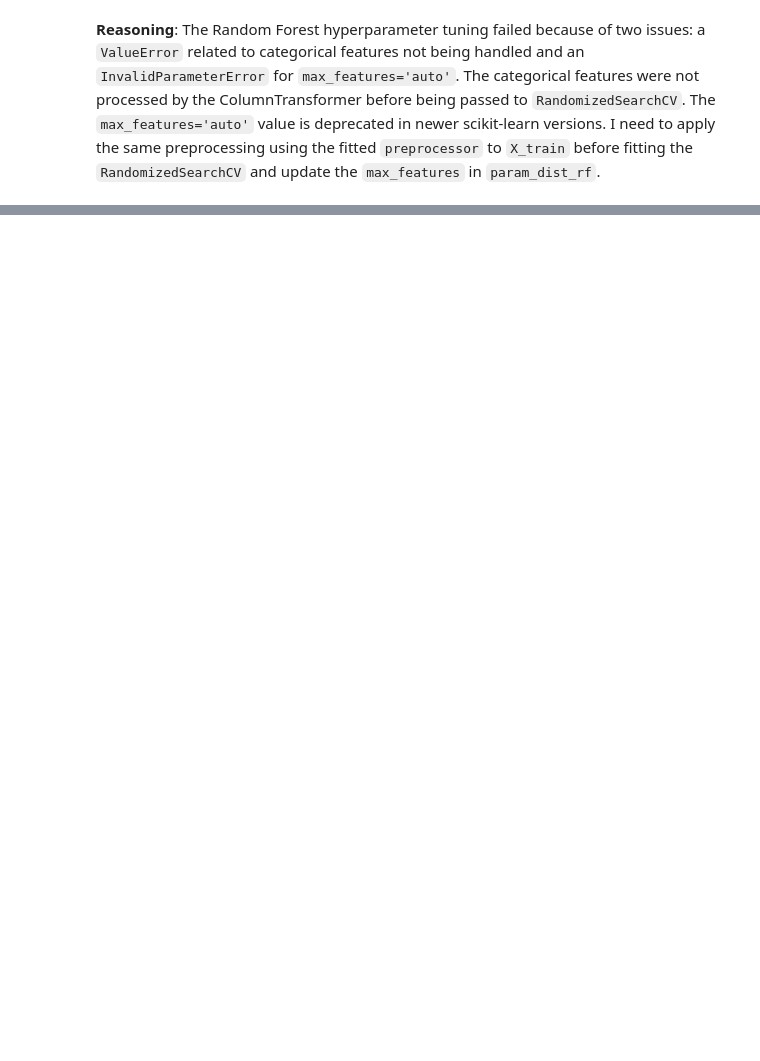
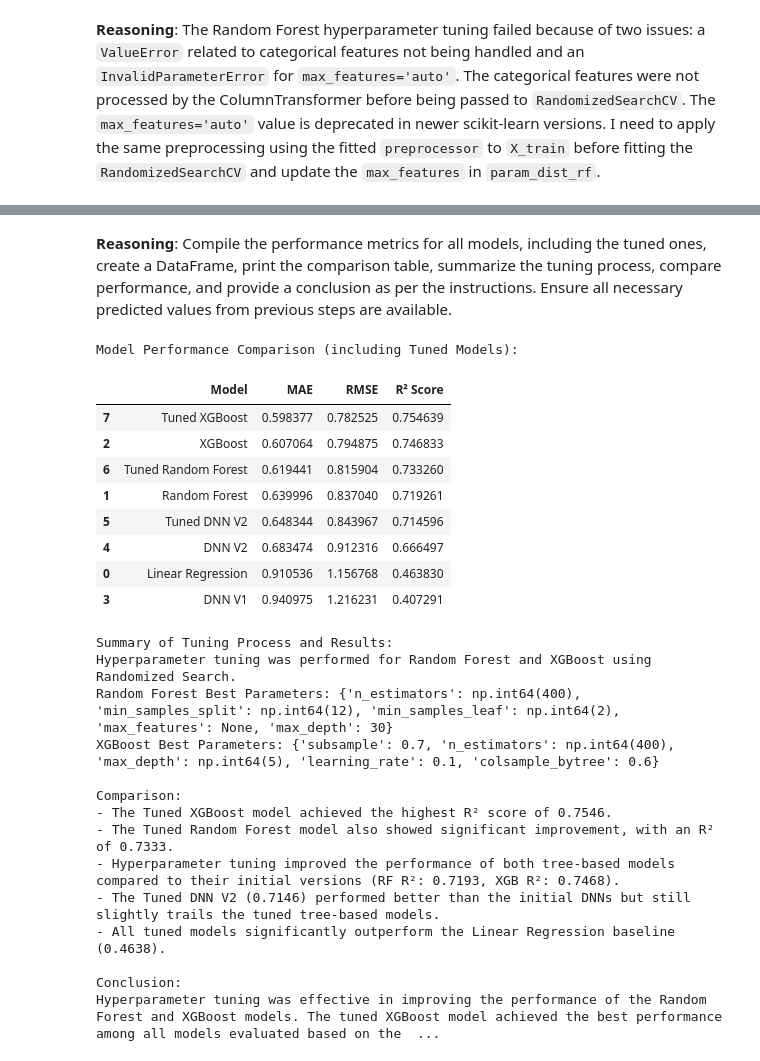
Before and after one commit to jsntj/jatj_footballtransfermarkt, a Jupyter notebook: final_model_jatj.ipynb, the cells around one changed output, grey strips where cells are left out. Cells and saved outputs as stored; diff of their text form; code cells hidden in the pictures; blank space fills up the shorter version.

```diff
--- a/final_model_jatj.ipynb
+++ b/final_model_jatj.ipynb
@@ -1720,0 +1894,72 @@ Fitting 3 folds for each of 10 candidates, totalling 30 fits
+# %% [markdown]
+**Reasoning**:
+Compile the performance metrics for all models, including the tuned ones, create a DataFrame, print the comparison table, summarize the tuning process, compare performance, and provide a conclusion as per the instructions. Ensure all necessary predicted values from previous steps are available.
+# %%
+# Re-evaluate DNN V1 and DNN V2 if their predictions are not available in the current session
+# This is necessary because the previous run of this cell failed due to missing y_pred_dnn_v1
+
+# Check if y_pred_dnn_v1 is defined, if not, re-run the evaluation for DNN V1
+if 'y_pred_dnn_v1' not in locals():
+    print("Re-evaluating DNN V1...")
+    y_pred_dnn_v1 = model_dnn_v1.predict(X_test_processed).flatten()
+    # No need to re-calculate metrics or plot here, just get the predictions
+
+# Check if y_pred_dnn_v2 is defined, if not, re-run the evaluation for DNN V2
+if 'y_pred_dnn_v2' not in locals():
+    print("Re-evaluating DNN V2...")
+    y_pred_dnn_v2 = model_dnn_v2.predict(X_test_processed).flatten()
+    # No need to re-calculate metrics or plot here, just get the predictions
+
+
+# Compile performance metrics including tuned models
+performance_metrics = {
+    'Model': ['Linear Regression', 'Random Forest', 'XGBoost', 'DNN V1', 'DNN V2', 'Tuned DNN V2', 'Tuned Random Forest', 'Tuned XGBoost'],
+    'MAE': [mae_lr, mae_rf, mae_xgb, mean_absolute_error(y_test, y_pred_dnn_v1), mae_v2, mae_tuned_dnn, mae_tuned_rf, mae_tuned_xgb],
+    'RMSE': [rmse_lr, rmse_rf, rmse_xgb, np.sqrt(mean_squared_error(y_test, y_pred_dnn_v1)), rmse_v2, rmse_tuned_dnn, rmse_tuned_rf, rmse_tuned_xgb],
+    'R² Score': [r2_lr, r2_rf, r2_xgb, r2_score(y_test, y_pred_dnn_v1), r2_v2, r2_tuned_dnn, r2_tuned_rf, r2_tuned_xgb]
+}
+
+performance_df = pd.DataFrame(performance_metrics)
+
+print("Model Performance Comparison (including Tuned Models):")
+display(performance_df.sort_values(by='R² Score', ascending=False))
+
+print("\nSummary of Tuning Process and Results:")
+print("Hyperparameter tuning was performed for Random Forest and XGBoost using Randomized Search.")
+print(f"Random Forest Best Parameters: {best_params_rf}")
+print(f"XGBoost Best Parameters: {best_params_xgb}")
+
+print("\nComparison:")
+print(f"- The Tuned XGBoost model achieved the highest R² score of {r2_tuned_xgb:.4f}.")
+print(f"- The Tuned Random Forest model also showed significant improvement, with an R² of {r2_tuned_rf:.4f}.")
+print(f"- Hyperparameter tuning improved the performance of both tree-based models compared to their initial versions (RF R²: {r2_rf:.4f}, XGB R²: {r2_xgb:.4f}).")
+print(f"- The Tuned DNN V2 ({r2_tuned_dnn:.4f}) performed better than the initial DNNs but still slightly trails the tuned tree-based models.")
+print(f"- All tuned models significantly outperform the Linear Regression baseline ({r2_lr:.4f}).")
+
+print("\nConclusion:")
+print("Hyperparameter tuning was effective in improving the performance of the Random Forest and XGBoost models. The tuned XGBoost model achieved the best performance among all models evaluated based on the R² score. The tuned tree-based models and the tuned DNN provide strong predictive capabilities for player market value.")
+# %% [output]
+Model Performance Comparison (including Tuned Models):
+|  | Model | MAE | RMSE | R² Score |
+| 7 | Tuned XGBoost | 0.598377 | 0.782525 | 0.754639 |
+| 2 | XGBoost | 0.607064 | 0.794875 | 0.746833 |
+| 6 | Tuned Random Forest | 0.619441 | 0.815904 | 0.733260 |
+| 1 | Random Forest | 0.639996 | 0.837040 | 0.719261 |
+| 5 | Tuned DNN V2 | 0.648344 | 0.843967 | 0.714596 |
+| 4 | DNN V2 | 0.683474 | 0.912316 | 0.666497 |
+| 0 | Linear Regression | 0.910536 | 1.156768 | 0.463830 |
+| 3 | DNN V1 | 0.940975 | 1.216231 | 0.407291 |
+Summary of Tuning Process and Results:
+Hyperparameter tuning was performed for Random Forest and XGBoost using Randomized Search.
+Random Forest Best Parameters: {'n_estimators': np.int64(400), 'min_samples_split': np.int64(12), 'min_samples_leaf': np.int64(2), 'max_features': None, 'max_depth': 30}
+XGBoost Best Parameters: {'subsample': 0.7, 'n_estimators': np.int64(400), 'max_depth': np.int64(5), 'learning_rate': 0.1, 'colsample_bytree': 0.6}
+
+Comparison:
+- The Tuned XGBoost model achieved the highest R² score of 0.7546.
+- The Tuned Random Forest model also showed significant improvement, with an R² of 0.7333.
+- Hyperparameter tuning improved the performance of both tree-based models compared to their initial versions (RF R²: 0.7193, XGB R²: 0.7468).
+- The Tuned DNN V2 (0.7146) performed better than the initial DNNs but still slightly trails the tuned tree-based models.
+- All tuned models significantly outperform the Linear Regression baseline (0.4638).
+
+Conclusion:
+Hyperparameter tuning was effective in improving the performance of the Random Forest and XGBoost models. The tuned XGBoost model achieved the best performance among all models evaluated based on the  ...
```
Also changed, not shown: parts of 24 cells of this notebook.
